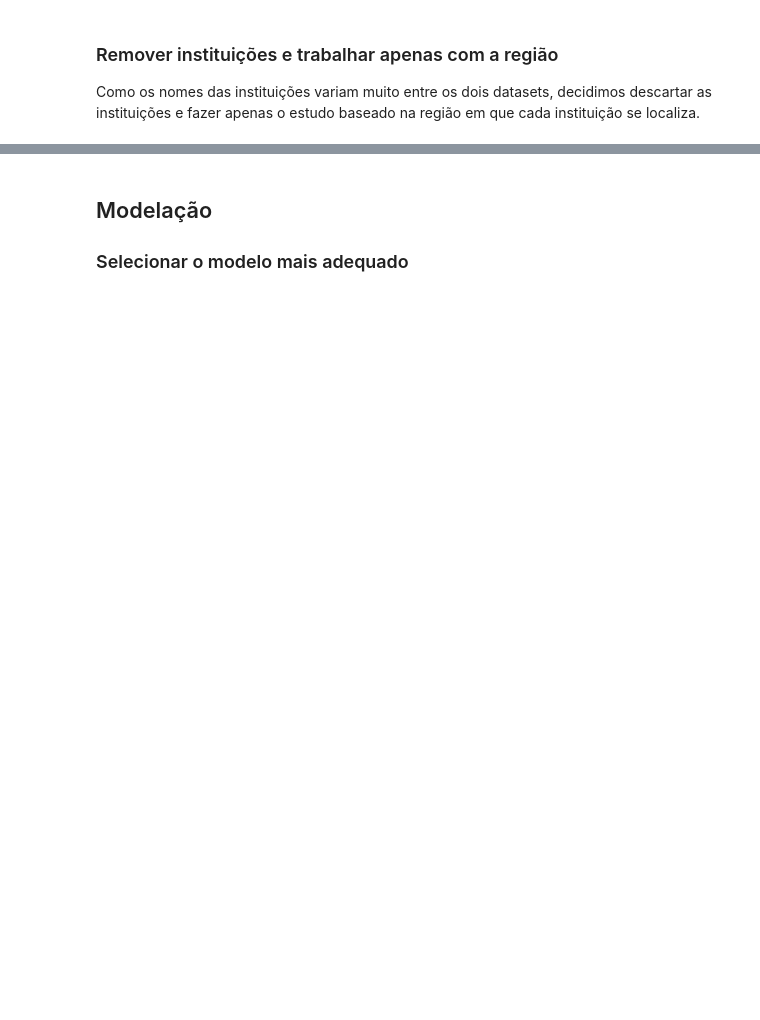
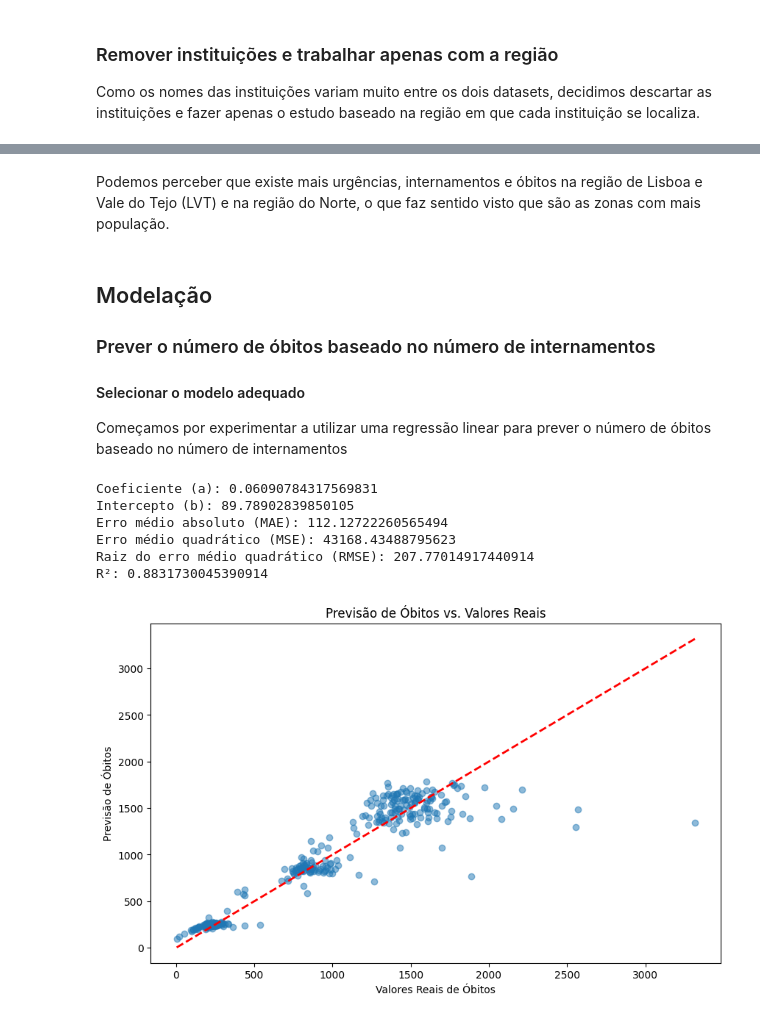
Before and after one commit to He1senb0rg/Projeto-PCD, a Jupyter notebook: projeto.ipynb, the cells around one changed output, grey strips where cells are left out. Drawn from its saved outputs; the diff is of its cells as text; code cells hidden in the pictures; blank space fills up the shorter version.

Commit message:
modelação quase feita, 3 perguntas quase feitas

```diff
--- a/projeto.ipynb
+++ b/projeto.ipynb
@@ -217,3 +360,46 @@ df_modelo.head(15)
+# %% [markdown]
+Podemos perceber que existe mais urgências, internamentos e óbitos na região de Lisboa e Vale do Tejo (LVT) e na região do Norte, o que faz sentido visto que são as zonas com mais população.
 # %% [markdown]
 ## Modelação
-### Selecionar o modelo mais adequado
+### Prever o número de óbitos baseado no número de internamentos
+#### Selecionar o modelo adequado
+Começamos por experimentar a utilizar uma regressão linear para prever o número de óbitos baseado no número de internamentos
+# %%
+# definir features e target
+X = df_modelo[["internamentos"]]
+y = df_modelo["obitos"]
+
+# dividir os dados em treino e teste
+X_train, X_test, y_train, y_test = train_test_split(X, y, test_size=0.2, random_state=42)
+
+# criar e treinar o modelo de regressão linear
+lr_model = LinearRegression()
+lr_model.fit(X, y)
+print("Coeficiente (a):", lr_model.coef_[0])
+print("Intercepto (b):", lr_model.intercept_)
+
+# fazer previsões
+y_pred = lr_model.predict(X)
+
+# avaliar o modelo
+print("Erro médio absoluto (MAE):", mean_absolute_error(y, y_pred))
+print("Erro médio quadrático (MSE):", mean_squared_error(y, y_pred))
+print("Raiz do erro médio quadrático (RMSE):", np.sqrt(mean_squared_error(y, y_pred)))
+print("R²:", r2_score(y, y_pred))
+
+# mostrar o modelo
+plt.figure(figsize=(10, 6))
+plt.scatter(y, y_pred, alpha=0.5)
+plt.plot([y.min(), y.max()], [y.min(), y.max()], color='red', linestyle='--', lw=2)
+plt.title('Previsão de Óbitos vs. Valores Reais')
+plt.xlabel('Valores Reais de Óbitos')
+plt.ylabel('Previsão de Óbitos')
+plt.show()
+# %% [output]
+Coeficiente (a): 0.06090784317569831
+Intercepto (b): 89.78902839850105
+Erro médio absoluto (MAE): 112.12722260565494
+Erro médio quadrático (MSE): 43168.43488795623
+Raiz do erro médio quadrático (RMSE): 207.77014917440914
+R²: 0.8831730045390914
+[figure, added]
```
Also changed, not shown: parts of 26 cells of this notebook.
